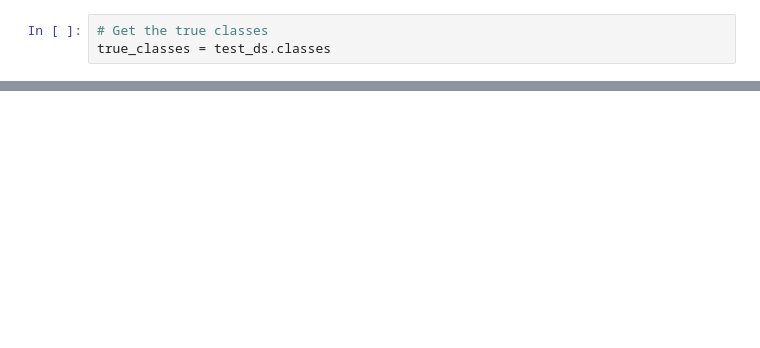
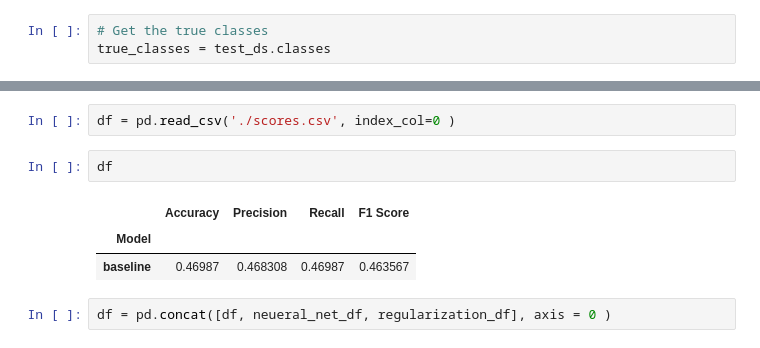
Before and after one commit to DerikVo/Brain_tumor_classification, a Jupyter notebook: Notebooks/03_Neural_network.ipynb, the cells around one changed output, grey strips where cells are left out. Drawn from its saved outputs; the diff is of its cells as text; blank space fills up the shorter version.

```diff
--- a/Notebooks/03_Neural_network.ipynb
+++ b/Notebooks/03_Neural_network.ipynb
@@ -158,0 +264,10 @@ Neural Network  0.905416   0.904306  0.905416  0.902532
+# %%
+df = pd.read_csv('./scores.csv', index_col=0 )
+# %%
+df
+# %% [output]
+|  | Accuracy | Precision | Recall | F1 Score |
+| Model |  |  |  |  |
+| baseline | 0.46987 | 0.468308 | 0.46987 | 0.463567 |
+# %%
+df = pd.concat([df, neueral_net_df, regularization_df], axis = 0 )
```
Also changed, not shown: parts of 38 cells of this notebook, 4 other files.
